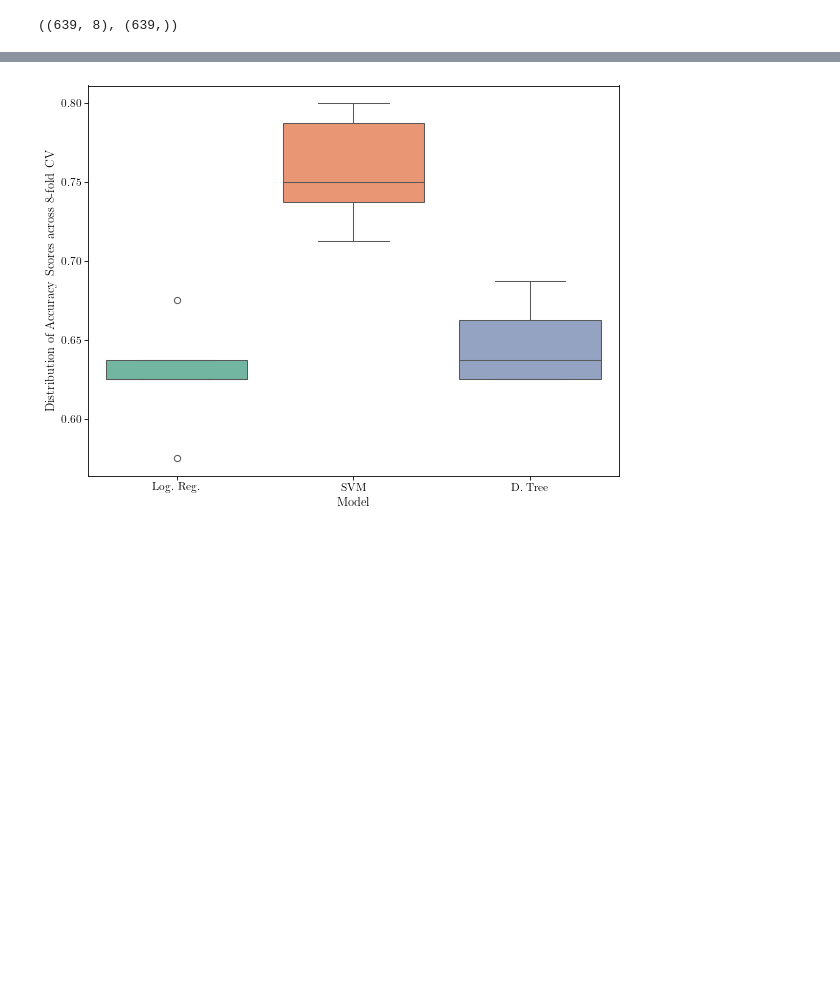
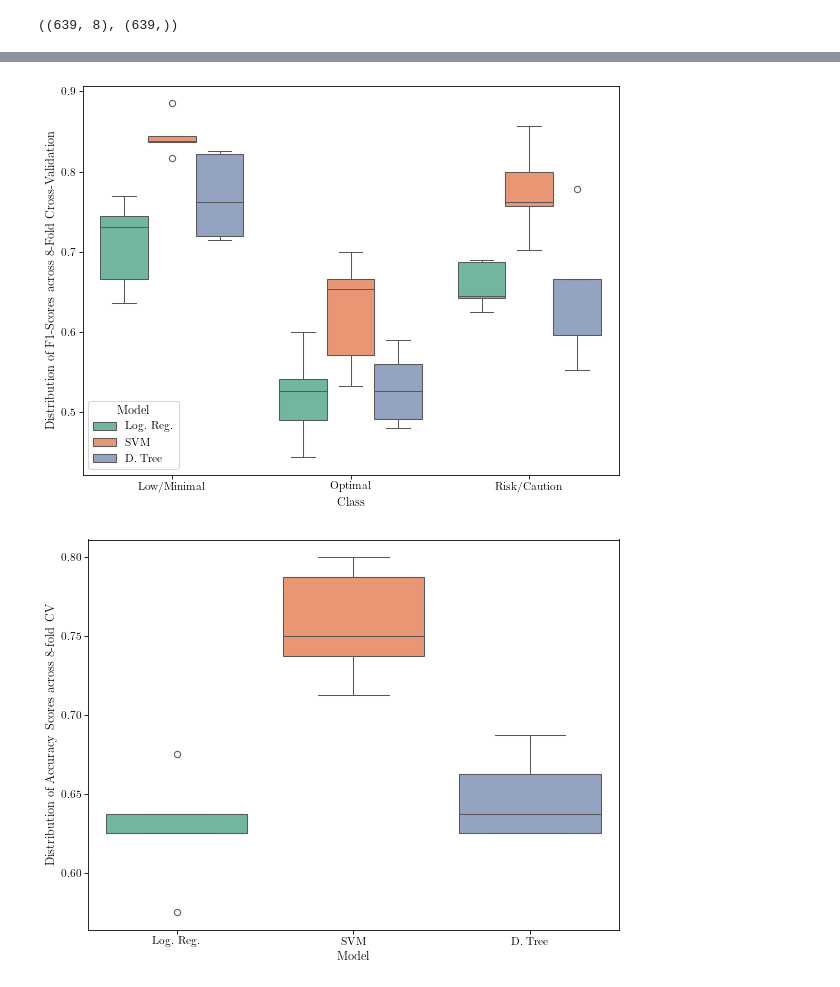
Before and after one commit to jepe06/Project-One---Fatigue-Index, a Jupyter notebook: Models.ipynb, the cells around one changed output, grey strips where cells are left out. Saved outputs shown, nothing was run; the diff lists cells and outputs as text; code cells hidden in the pictures; blank space fills up the shorter version.

```diff
--- a/Models.ipynb
+++ b/Models.ipynb
@@ -93,3 +99,19 @@ df.head(3)
+# %%
+# Criar o gráfico de box plots agrupados
+plt.figure(figsize=(8, 6))
+sns.boxplot(x="classe", y="valores", hue="modelo", data=df[df["metrica"] == "f1-score"], palette="Set2")
+
+# Adicionar título e rótulos
+plt.xlabel("Class")
+plt.ylabel("Distribution of F1-Scores across 8-Fold Cross-Validation")
+
+# Exibir o gráfico
+plt.legend(title="Model")
+plt.tight_layout()
+plt.savefig("assets/box_f1score.png", transparent=True)
+plt.show()
+# %% [output]
+[figure, added]
 # %%
 # Criar o gráfico de box plots agrupados
 plt.figure(figsize=(8, 6))
```
Also changed, not shown: parts of 1 cell of this notebook, 1 other file.
